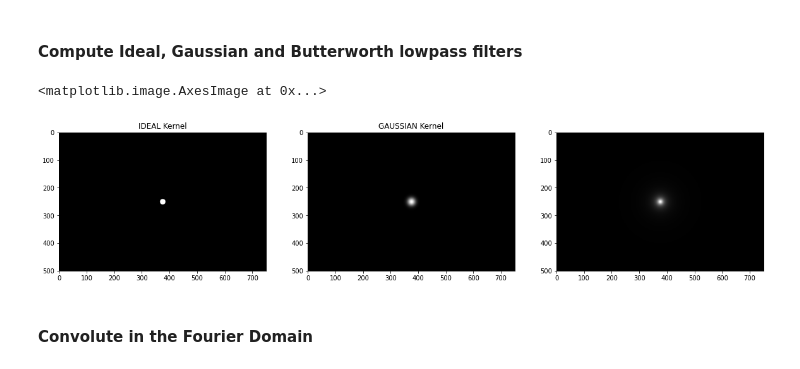
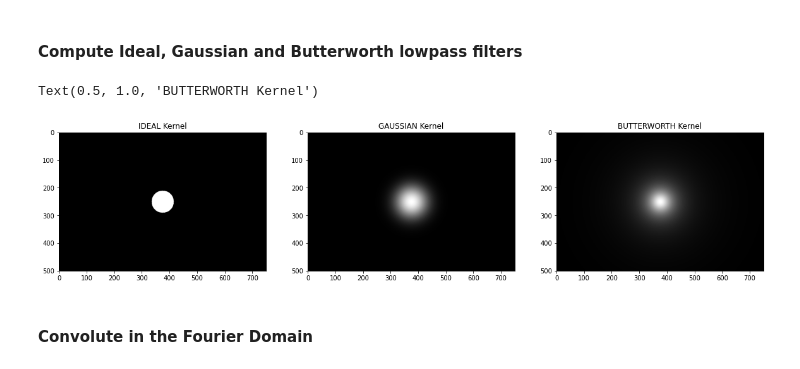
Before and after one commit to Omphemetse-methods/LowPass-Kernels, a Jupyter notebook: index.ipynb, the cells around one changed output. Drawn from its saved outputs; the diff is of its cells as text; code cells hidden in the pictures.

```diff
--- a/index.ipynb
+++ b/index.ipynb
@@ -32,35 +32,36 @@ display_image(A)
 N,M = A.shape[0], A.shape[1]
 
 kernel_a = np.zeros((N,M))
 kernel_b = np.zeros((N,M))
 kernel_c = np.zeros((N,M))
 
 x,y = int(N/2), int(M/2)                                 # center
 
-do = 10                                                  # cutoff frequency
+do = 40                                                  # cutoff frequency
 n = 1                                                    # order of BUTTERWORTH
 
 for i in range(N):
     for j in range(M):
         distance = np.sqrt((x-i)**2 + (y-j)**2)           # distance from the center
 
         if (distance <= do):                              # IDEAL
             kernel_a[i,j] = 1
 
         kernel_b[i,j] = np.exp(-(distance**2)/(2*do**2))  # GAUSSIAN
 
         kernel_c[i,j] = 1/(1 + (distance/do)**(2*n))      # BUTTERWORTH
 
 
 
 fig,ax = plt.subplots(1,3,figsize=(20,10))
 ax[0].imshow(kernel_a, 'gray')
 ax[0].set_title("IDEAL Kernel")
 ax[1].imshow(kernel_b, 'gray')
 ax[1].set_title("GAUSSIAN Kernel")
 ax[2].imshow(kernel_c, 'gray')
+ax[2].set_title('BUTTERWORTH Kernel')
 # %% [output]
-<matplotlib.image.AxesImage at 0x...>
+Text(0.5, 1.0, 'BUTTERWORTH Kernel')
-[figure, old version]
+[figure, new version]
 # %% [markdown]
 #### Convolute in the Fourier Domain
```
Also changed, not shown: parts of 3 cells of this notebook.
